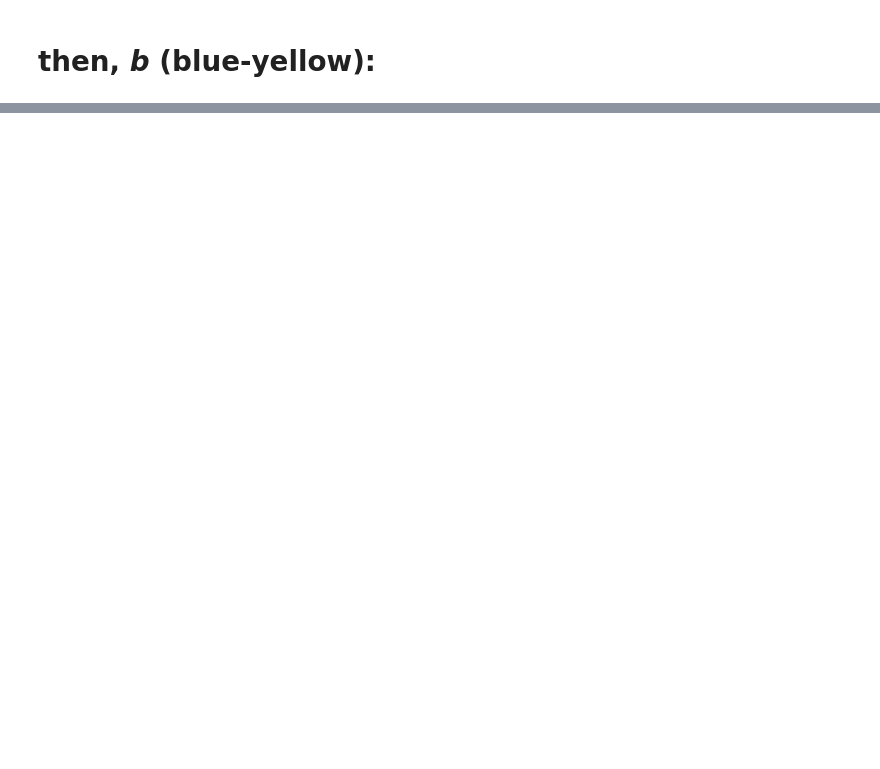
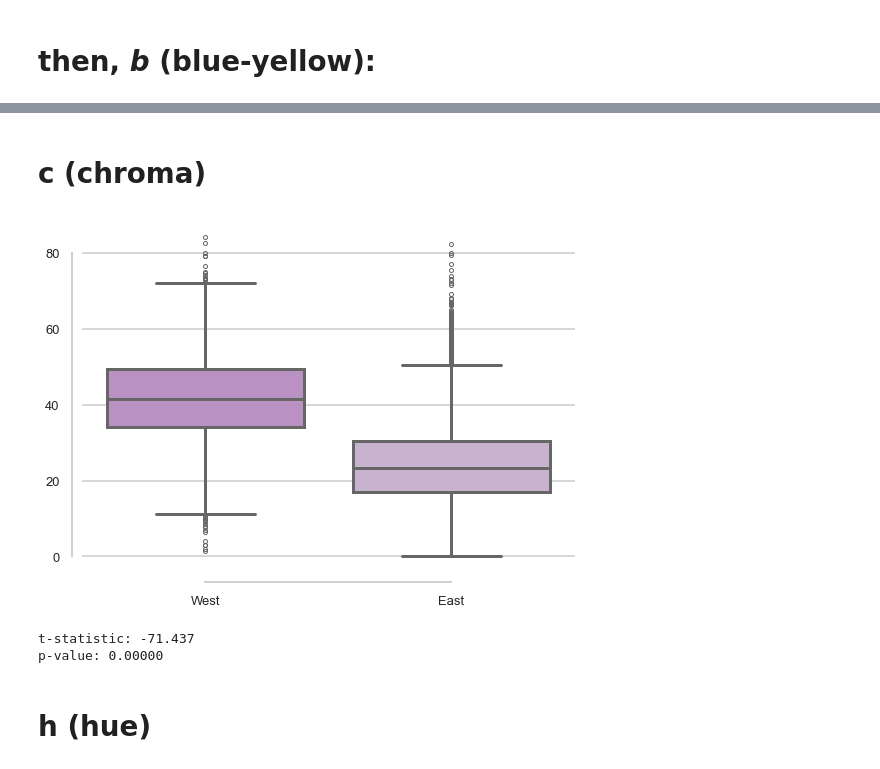
Before and after one commit to pmckenz1/monarda_fistulosa_color, a Jupyter notebook: notebooks_figures/figure3c_k1.ipynb, the cells around one changed output, grey strips where cells are left out. Drawn from its saved outputs; the diff is of its cells as text; code cells hidden in the pictures; blank space fills up the shorter version.

```diff
--- a/notebooks_figures/figure3c_k1.ipynb
+++ b/notebooks_figures/figure3c_k1.ipynb
@@ -311,0 +358,54 @@ p-value: 0.00000
+# %% [markdown]
+# c (chroma)
+# %%
+# make nice figure aesthetics
+sns.set(style='whitegrid', context='talk', font_scale=1.2)
+
+# set up plot
+fig, ax = plt.subplots(figsize=(8, 6))
+
+# specify boxplot params
+sns.boxplot(
+    x='region',
+    y='lch_c',
+    data=color_df_reduced,
+    hue='region',
+    legend=False,
+    palette=[west_median_color, east_median_color],  # two shades of purple. could be the same, no preference here.
+    linewidth=3,
+    fliersize=4,
+    order=['West', 'East'],
+    hue_order=['West', 'East'],
+    ax=ax
+)
+
+# no labels/titles
+#ax.set_title('"Darkness" by Region (West vs. East)', fontsize=16, fontweight='bold', pad=15)
+ax.set_xlabel(None)
+ax.set_ylabel(None)
+
+# tick parameters
+ax.tick_params(axis='both', which='major', labelsize=13)
+
+# this helps push the horiz bars away from the y
+sns.despine(offset=10, trim=True)
+
+# let's see it!
+plt.tight_layout()
+plt.savefig(f"../figures/figure_puzzling/box_whisker_lch_l.pdf", dpi=300, bbox_inches="tight")
+plt.show()
+
+# t-test as well
+west_darkness = color_df_reduced[color_df_reduced['region'] == 'West']['a']
+east_darkness = color_df_reduced[color_df_reduced['region'] == 'East']['a']
+t_stat, p_value = ttest_ind(east_darkness, west_darkness, equal_var=False)
+
+# t-test results
+print(f"t-statistic: {t_stat:.3f}")
+print(f"p-value: {p_value:.5f}")
+# %% [output]
+[figure, added]
+t-statistic: -71.437
+p-value: 0.00000
+# %% [markdown]
+# h (hue)
```
Also changed, not shown: parts of 17 cells of this notebook, 34 other files.
